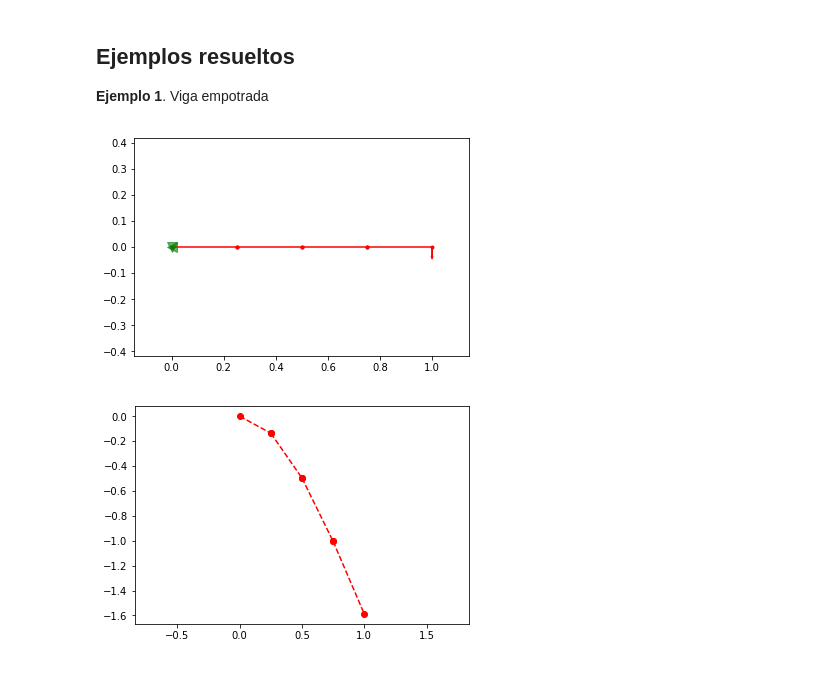
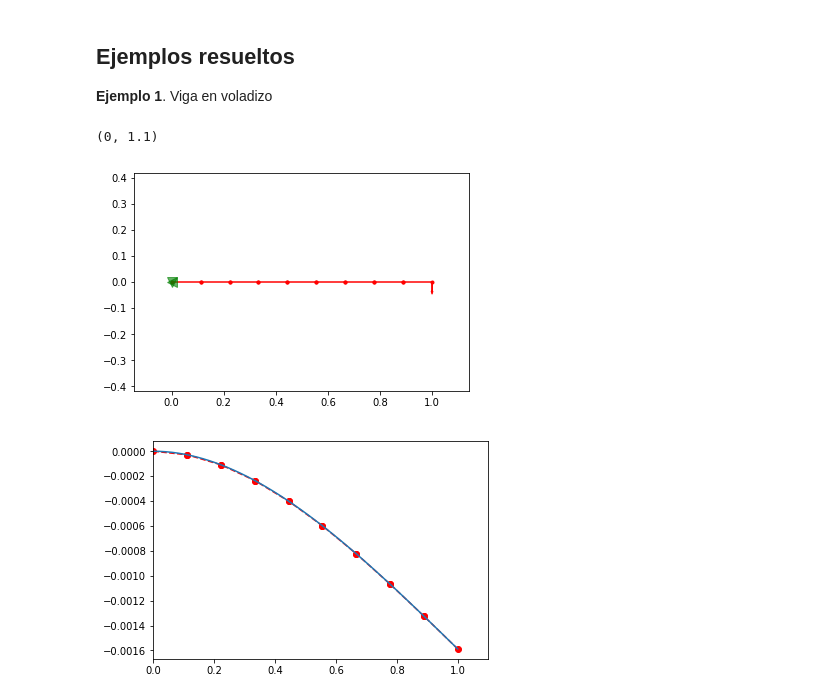
Before and after one commit to JorgeDeLosSantos/nusa, a Jupyter notebook: docs/nusa-info/es/beam-element.ipynb, the cells around one changed output. Drawn from its saved outputs; the diff is of its cells as text; code cells hidden in the pictures.

```diff
--- a/docs/nusa-info/es/beam-element.ipynb
+++ b/docs/nusa-info/es/beam-element.ipynb
@@ -22,7 +22,7 @@ Está claro que el elemento `Beam` tiene cuatro grados de libertad, dos en cada
 # %% [markdown]
 ## Ejemplos resueltos
 
-**Ejemplo 1**. Viga empotrada
+**Ejemplo 1**. Viga en voladizo
 # %%
 %matplotlib inline
 import numpy as np
@@ -37,43 +37,44 @@ def pairwise(iterable):
     return zip(a, b)
 
 # Input data
-E = 210e9 # psi
+E = 210e9 # Pa
 I = 1e-5
 L = 1
 P = 10e3
 
-nelm = 5
+nelm = 10
 parts = np.linspace(0,L,nelm)
 
 nodos = []
 for xc in parts:
     cn = Node((xc,0))
     nodos.append(cn)
 
 elementos = []
 for x in pairwise(nodos):
     ni,nj = x[0], x[1]
     ce = Beam((ni,nj),E,I)
     elementos.append(ce)
 
 m = BeamModel()
 
 for n in nodos: m.add_node(n)
 for e in elementos: m.add_element(e)
 
 m.add_constraint(nodos[0], ux=0, uy=0, ur=0)
 m.add_force(nodos[-1], (-P,))
 m.plot_model()
 m.solve()
-m.plot_disp()
-#xx = np.linspace(0,L)
-#d = ((-P*xx**2.0)/(6.0*E*I))*(3*L - xx)
-#plt.plot(xx,d)
-#plt.axis("auto")
-#plt.xlim(0,1.1*L)
+m.plot_disp(1)
+xx = np.linspace(0,L)
+d = ((-P*xx**2.0)/(6.0*E*I))*(3*L - xx)
+plt.plot(xx,d)
+plt.axis("auto")
+plt.xlim(0,1.1*L)
 # %% [output]
+(0, 1.1)
-[figure, old version]
+[figure, new version]
-[figure, old version]
+[figure, new version]
 # %% [markdown]
 **Ejemplo 2**. Determine los desplazamientos nodales y rotaciones, fuerzas nodales globales, y fuerzas en elementos para la viga mostrada en la figura. Se ha discretizado la viga como se indica en la numeración nodal. La viga está fija en los nodos 1 y 5, y tiene un soporte de rodillo en el nodo 3. Las cargas verticales de 10 000 lb cada una son aplicadas en los nodos 2 y 4. Sea E=300x10<sup>6</sup> psi and I=500 in<sup>4</sup>.
 
```
Also changed, not shown: parts of 8 cells of this notebook, 5 other files.
